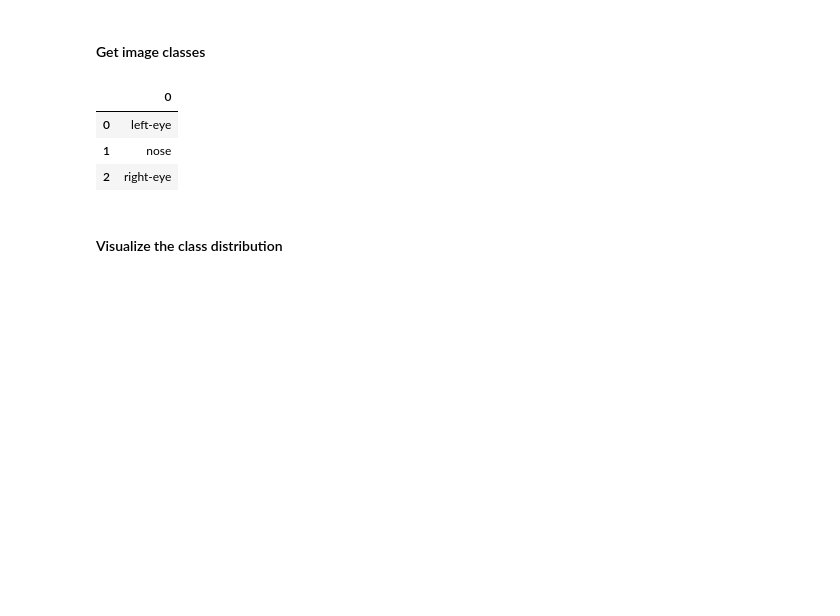
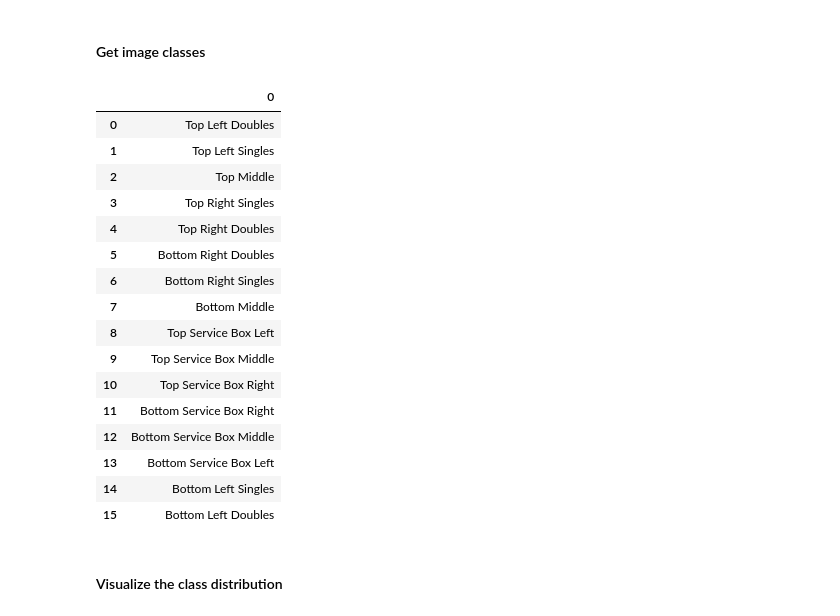
Before and after one commit to ryaposov/keypoint-rcnn-test, a Jupyter notebook: notebooks/pytorch-keypoint-r-cnn-training-labelme.ipynb, the cells around one changed output. Drawn from its saved outputs; the diff is of its cells as text; code cells hidden in the pictures; blank space fills up the shorter version.

```diff
--- a/notebooks/pytorch-keypoint-r-cnn-training-labelme.ipynb
+++ b/notebooks/pytorch-keypoint-r-cnn-training-labelme.ipynb
@@ -104,6 +104,7 @@ project_dir = Path(f"./{project_name}/")
 # Create the project directory if it does not already exist
 project_dir.mkdir(parents=True, exist_ok=True)
 
+dist_dir = Path("./Datasets/")
 # Define path to store datasets
 dataset_dir = Path("./Datasets/")
 # Create the dataset directory if it does not exist
@@ -234,19 +263,32 @@ annotation_df.head()
 # %%
 # Explode the 'shapes' column in the annotation_df dataframe
 # Convert the resulting series to a dataframe
 # Apply the pandas Series function to the 'shapes' column of the dataframe
-shapes_df = annotation_df['shapes'].explode().to_frame().shapes.apply(pd.Series)
+shapes_df = annotation_df['keypoints'].explode().to_frame().keypoints.apply(pd.Series)
 
 # Get a list of unique labels in the 'annotation_df' DataFrame
 class_names = shapes_df['label'].unique().tolist()
 
 # Display labels using a Pandas DataFrame
 pd.DataFrame(class_names)
 # %% [output]
 |  | 0 |
-| 0 | left-eye |
-| 1 | nose |
-| 2 | right-eye |
+| 0 | Top Left Doubles |
+| 1 | Top Left Singles |
+| 2 | Top Middle |
+| 3 | Top Right Singles |
+| 4 | Top Right Doubles |
+| 5 | Bottom Right Doubles |
+| 6 | Bottom Right Singles |
+| 7 | Bottom Middle |
+| 8 | Top Service Box Left |
+| 9 | Top Service Box Middle |
+| 10 | Top Service Box Right |
+| 11 | Bottom Service Box Right |
+| 12 | Bottom Service Box Middle |
+| 13 | Bottom Service Box Left |
+| 14 | Bottom Left Singles |
+| 15 | Bottom Left Doubles |
 # %% [markdown]
 #### Visualize the class distribution
 # %%
```
Also changed, not shown: parts of 20 cells of this notebook.
